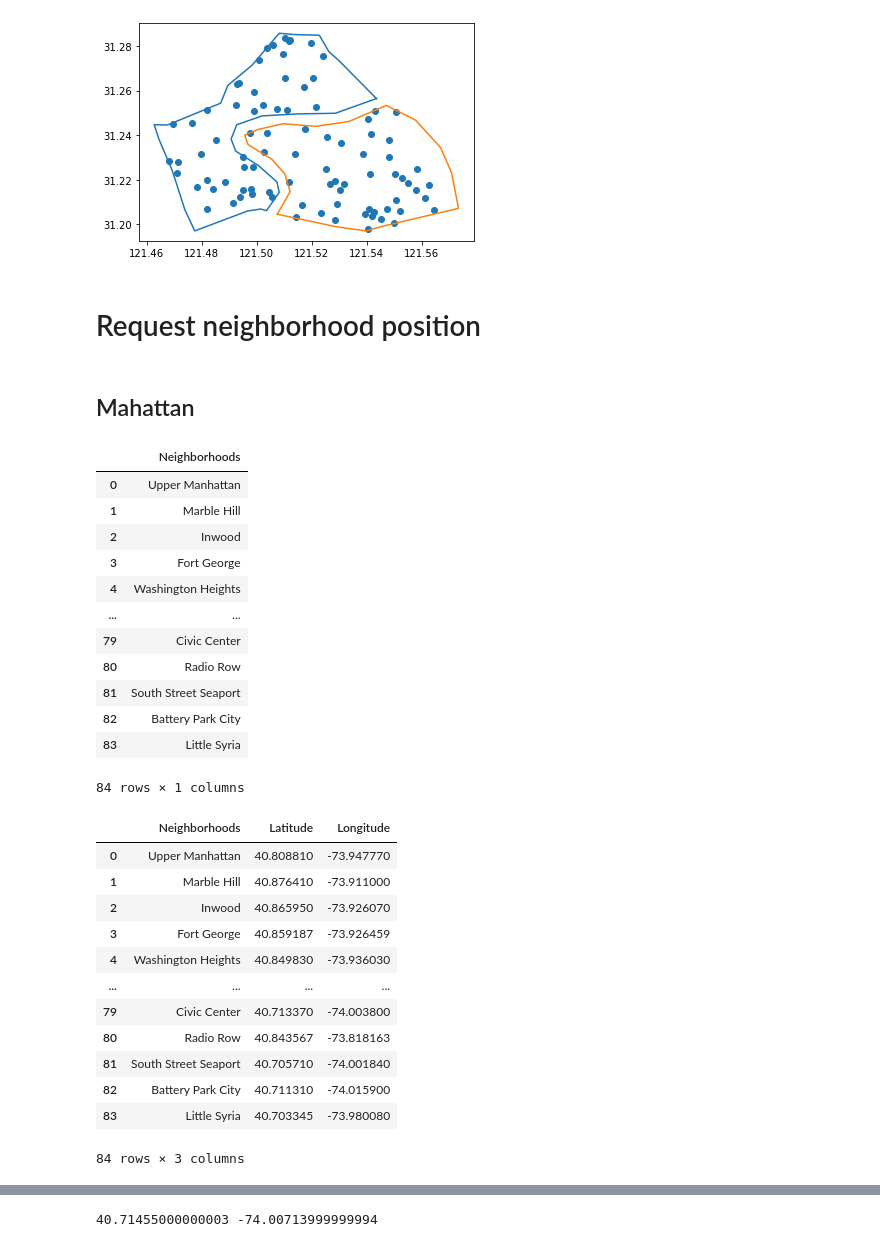
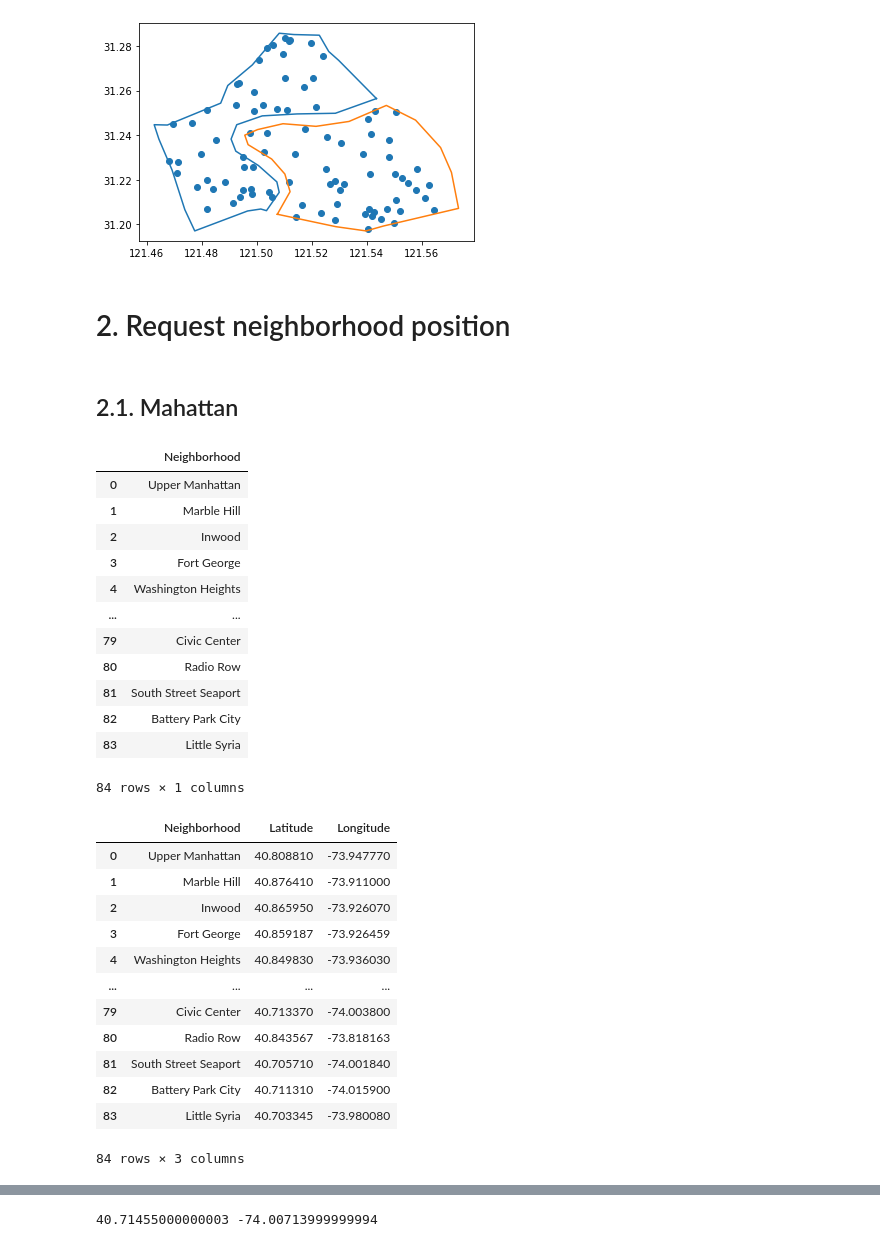
Before and after one commit to syzsyzsyzyzs/IBM_proj, a Jupyter notebook: Culture vs Function.ipynb, the cells around one changed output, grey strips where cells are left out. Cells and saved outputs as stored; diff of their text form; code cells hidden in the pictures.

```diff
--- a/Culture vs Function.ipynb
+++ b/Culture vs Function.ipynb
@@ -161,9 +161,9 @@ plt.scatter(SH_x, SH_y)
 <matplotlib.collections.PathCollection at 0x...>
 [figure]
 # %% [markdown]
-# Request neighborhood position
+# 2. Request neighborhood position
 # %% [markdown]
-## Mahattan
+## 2.1. Mahattan
 # %%
 lat = []
 lng = []
@@ -174,10 +174,10 @@ for neighborhood in MA_list:
     lng.append(g.lng)
 # %%
 MA_table = pd.DataFrame(MA_list)
-MA_table.columns = ['Neighborhoods']
+MA_table.columns = ['Neighborhood']
 MA_table
 # %% [output]
-|  | Neighborhoods |
+|  | Neighborhood |
 | 0 | Upper Manhattan |
 | 1 | Marble Hill |
 | 2 | Inwood |
@@ -195,7 +195,7 @@ MA_table['Latitude'] = lat
 MA_table['Longitude'] = lng
 MA_table
 # %% [output]
-|  | Neighborhoods | Latitude | Longitude |
+|  | Neighborhood | Latitude | Longitude |
 | 0 | Upper Manhattan | 40.808810 | -73.947770 |
 | 1 | Marble Hill | 40.876410 | -73.911000 |
 | 2 | Inwood | 40.865950 | -73.926070 |
```
Also changed, not shown: parts of 60 cells of this notebook.
